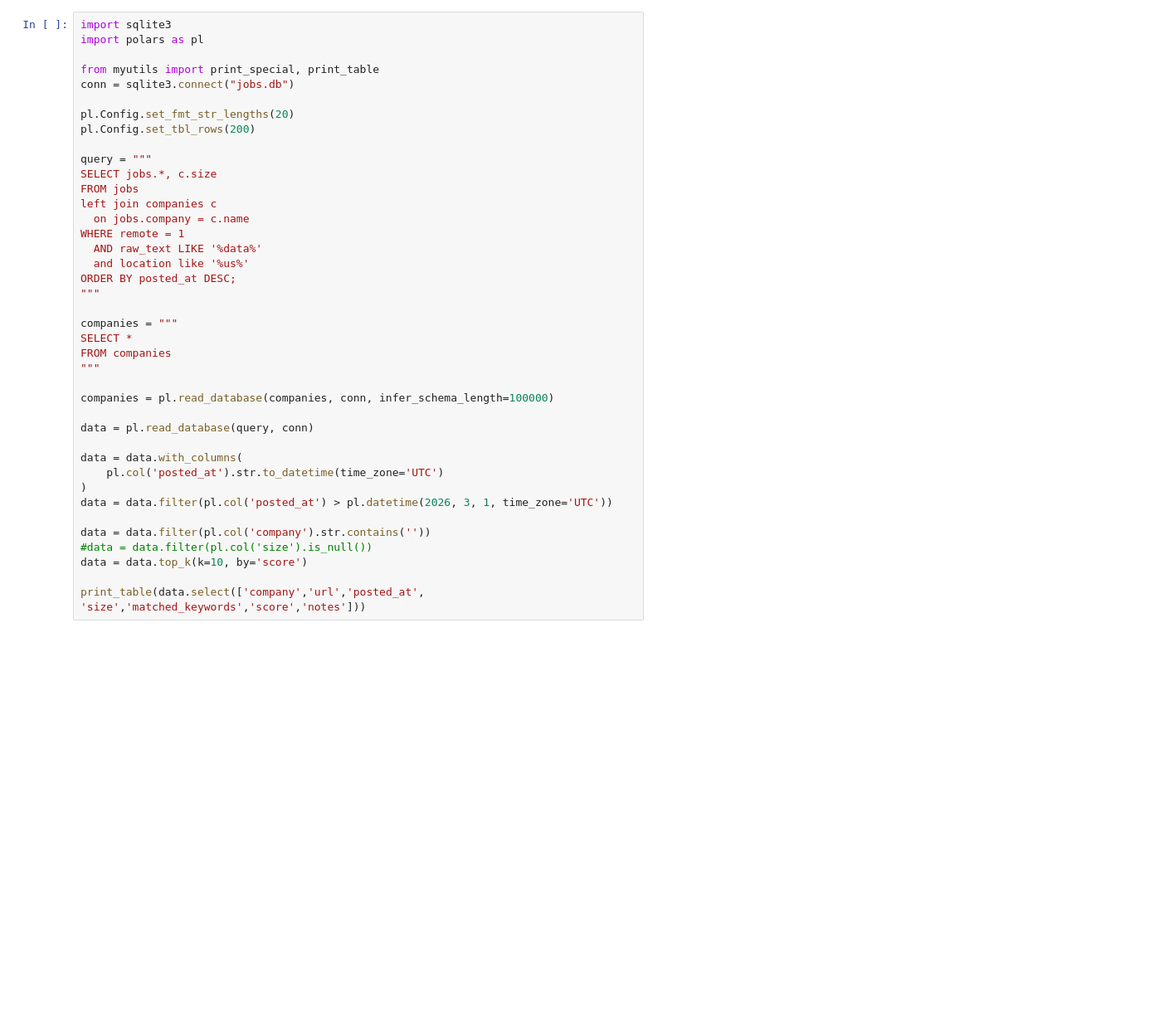
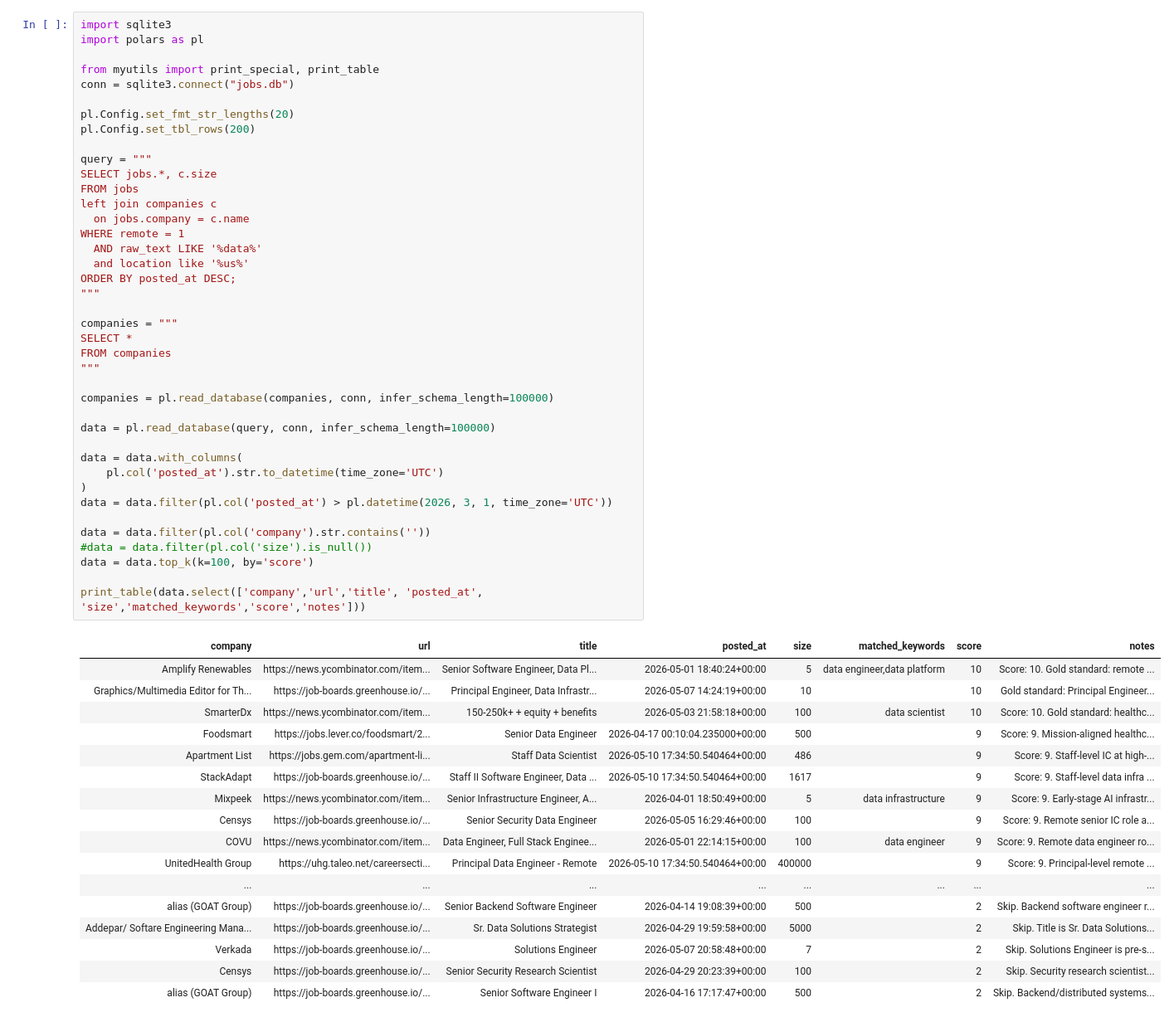
Before and after one commit to jordan-ryder/job-search, a Jupyter notebook: search.ipynb, the cells around one changed output. Shown at 83% size. Saved outputs shown, nothing was run; the diff lists cells and outputs as text; blank space fills up the shorter version.

```diff
--- a/search.ipynb
+++ b/search.ipynb
@@ -8,36 +8,54 @@ conn = sqlite3.connect("jobs.db")
 pl.Config.set_fmt_str_lengths(20)
 pl.Config.set_tbl_rows(200)
 
 query = """
 SELECT jobs.*, c.size
 FROM jobs
 left join companies c
   on jobs.company = c.name
 WHERE remote = 1
   AND raw_text LIKE '%data%'
   and location like '%us%'
 ORDER BY posted_at DESC;
 """
 
 companies = """
 SELECT *
 FROM companies
 """
 
 companies = pl.read_database(companies, conn, infer_schema_length=100000)
 
-data = pl.read_database(query, conn)
+data = pl.read_database(query, conn, infer_schema_length=100000)
 
 data = data.with_columns(
     pl.col('posted_at').str.to_datetime(time_zone='UTC')
 )
 data = data.filter(pl.col('posted_at') > pl.datetime(2026, 3, 1, time_zone='UTC'))
 
 data = data.filter(pl.col('company').str.contains(''))
 #data = data.filter(pl.col('size').is_null())
-data = data.top_k(k=10, by='score')
+data = data.top_k(k=100, by='score')
 
-print_table(data.select(['company','url','posted_at', 'size','matched_keywords','score','notes']))
+print_table(data.select(['company','url','title', 'posted_at', 'size','matched_keywords','score','notes']))
+# %% [output]
+| company | url | title | posted_at | size | matched_keywords | score | notes |
+| Amplify Renewables | https://news.ycombinator.com/item... | Senior Software Engineer, Data Pl... | 2026-05-01 18:40:24+00:00 | 5 | data engineer,data platform | 10 | Score: 10. Gold standard: remote ... |
+| Graphics/Multimedia Editor for Th... | https://job-boards.greenhouse.io/... | Principal Engineer, Data Infrastr... | 2026-05-07 14:24:19+00:00 | 10 |  | 10 | Gold standard: Principal Engineer... |
+| SmarterDx | https://news.ycombinator.com/item... | 150-250k+ + equity + benefits | 2026-05-03 21:58:18+00:00 | 100 | data scientist | 10 | Score: 10. Gold standard: healthc... |
+| Foodsmart | https://jobs.lever.co/foodsmart/2... | Senior Data Engineer | 2026-04-17 00:10:04.235000+00:00 | 500 |  | 9 | Score: 9. Mission-aligned healthc... |
+| Apartment List | https://jobs.gem.com/apartment-li... | Staff Data Scientist | 2026-05-10 17:34:50.540464+00:00 | 486 |  | 9 | Score: 9. Staff-level IC at high-... |
+| StackAdapt | https://job-boards.greenhouse.io/... | Staff II Software Engineer, Data ... | 2026-05-10 17:34:50.540464+00:00 | 1617 |  | 9 | Score: 9. Staff-level data infra ... |
+| Mixpeek | https://news.ycombinator.com/item... | Senior Infrastructure Engineer, A... | 2026-04-01 18:50:49+00:00 | 5 | data infrastructure | 9 | Score: 9. Early-stage AI infrastr... |
+| Censys | https://job-boards.greenhouse.io/... | Senior Security Data Engineer | 2026-05-05 16:29:46+00:00 | 100 |  | 9 | Score: 9. Remote senior IC role a... |
+| COVU | https://news.ycombinator.com/item... | Data Engineer, Full Stack Enginee... | 2026-05-01 22:14:15+00:00 | 100 | data engineer | 9 | Score: 9. Remote data engineer ro... |
+| UnitedHealth Group | https://uhg.taleo.net/careersecti... | Principal Data Engineer - Remote | 2026-05-10 17:34:50.540464+00:00 | 400000 |  | 9 | Score: 9. Principal-level remote ... |
+| ... | ... | ... | ... | ... | ... | ... | ... |
+| alias (GOAT Group) | https://job-boards.greenhouse.io/... | Senior Backend Software Engineer | 2026-04-14 19:08:39+00:00 | 500 |  | 2 | Skip. Backend software engineer r... |
+| Addepar/ Softare Engineering Mana... | https://job-boards.greenhouse.io/... | Sr. Data Solutions Strategist | 2026-04-29 19:59:58+00:00 | 5000 |  | 2 | Skip. Title is Sr. Data Solutions... |
+| Verkada | https://job-boards.greenhouse.io/... | Solutions Engineer | 2026-05-07 20:58:48+00:00 | 7 |  | 2 | Skip. Solutions Engineer is pre-s... |
+| Censys | https://job-boards.greenhouse.io/... | Senior Security Research Scientist | 2026-04-29 20:23:39+00:00 | 100 |  | 2 | Skip. Security research scientist... |
+| alias (GOAT Group) | https://job-boards.greenhouse.io/... | Senior Software Engineer I | 2026-04-16 17:17:47+00:00 | 500 |  | 2 | Skip. Backend/distributed systems... |
 # %%
 companies = """
 SELECT *
```
Also changed, not shown: 7 other files.
